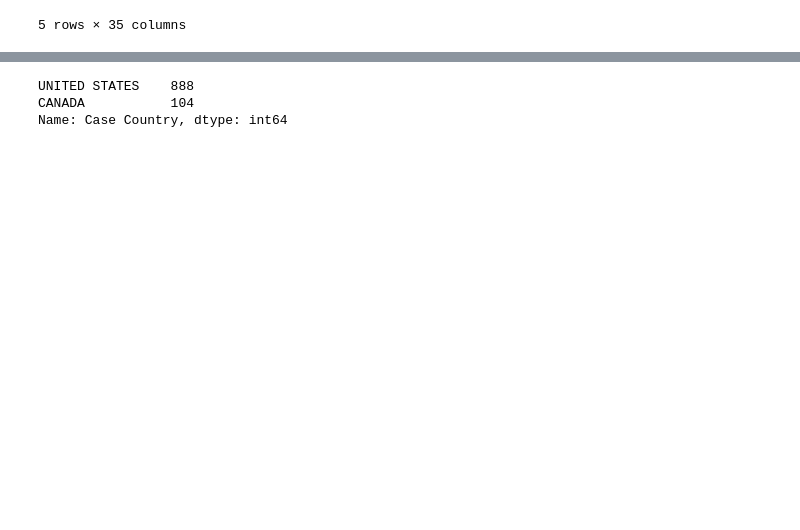
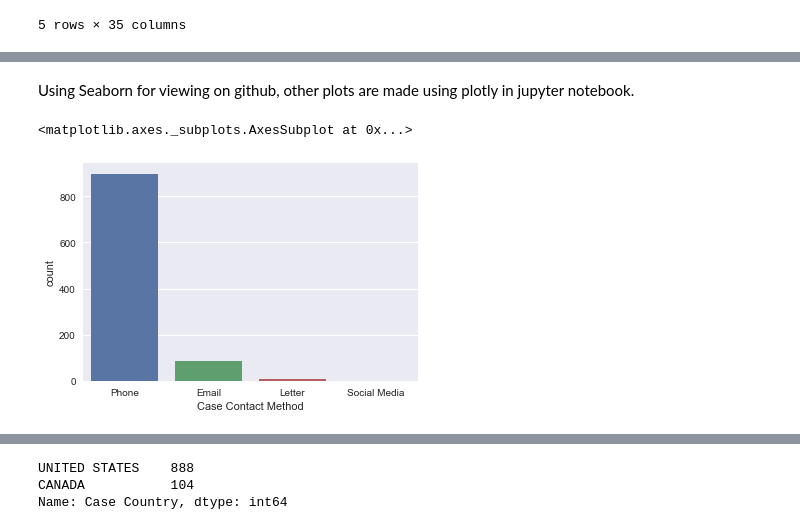
Before and after one commit to IntelliTree/PgDataApp, a Jupyter notebook: PGEDA.ipynb, the cells around one changed output, grey strips where cells are left out. Cells and saved outputs as stored; diff of their text form; code cells hidden in the pictures; blank space fills up the shorter version.

Commit message:
uncommented seaboard to show plots on GitHub

```diff
--- a/PGEDA.ipynb
+++ b/PGEDA.ipynb
@@ -54,5 +55,10 @@ df.head(5)
+# %% [markdown]
+Using Seaborn for viewing on github, other plots are made using plotly in jupyter notebook.
 # %%
-#sns.countplot(x='Case Contact Method',data=df)
+sns.countplot(x='Case Contact Method',data=df)
+# %% [output]
+<matplotlib.axes._subplots.AxesSubplot at 0x...>
+[figure, added]
 # %%
 df['Case Contact Method'].value_counts().iplot(kind='bar', yTitle='Count', title='Contact Method')
 # %% [output]
```
Also changed, not shown: parts of 8 cells of this notebook.
